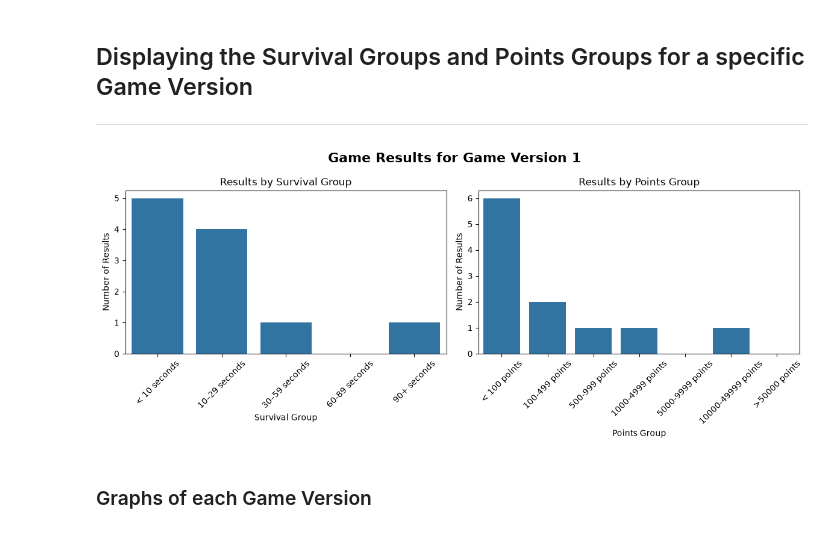
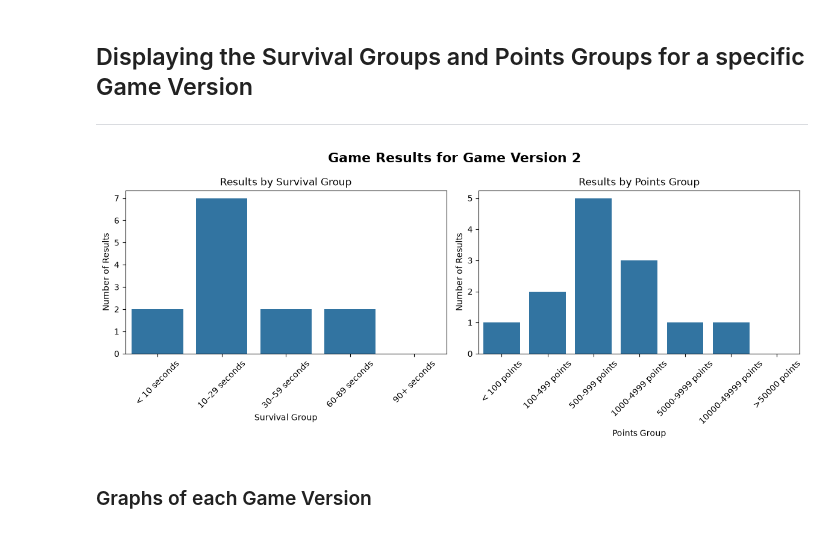
Before and after one commit to JonathanHinchliffe/CubeGame, a Jupyter notebook: Data-Visualiser.ipynb, the cells around one changed output. Saved outputs shown, nothing was run; the diff lists cells and outputs as text; code cells hidden in the pictures.

```diff
--- a/Data-Visualiser.ipynb
+++ b/Data-Visualiser.ipynb
@@ -270,9 +363,9 @@ def bar_charts(game_version:int):
     plt.tight_layout()
     plt.show()
 # %%
-bar_charts(1)
+bar_charts(2)
 # %% [output]
-[figure, old version]
+[figure, new version]
 # %% [markdown]
 ### Graphs of each Game Version
 # %%
```
Also changed, not shown: parts of 10 cells of this notebook, 1 other file.
